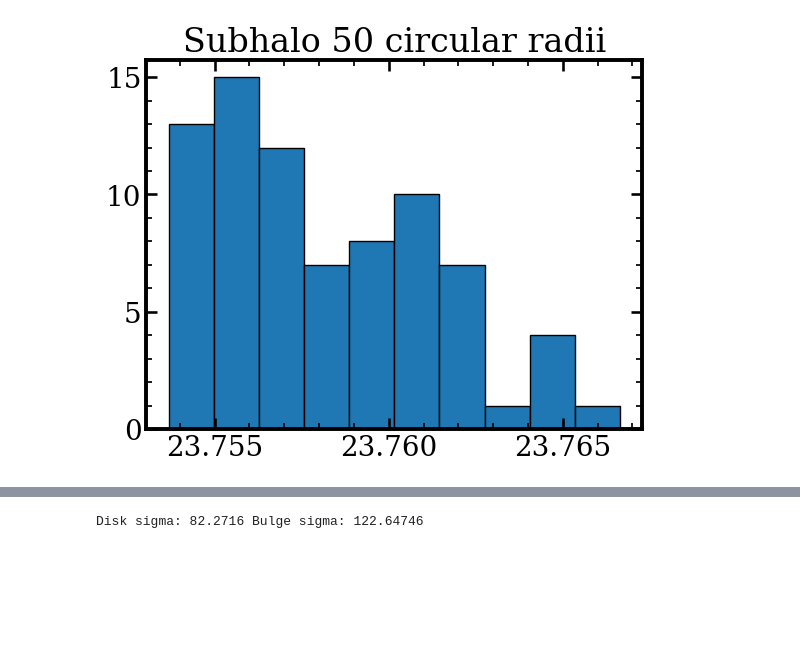
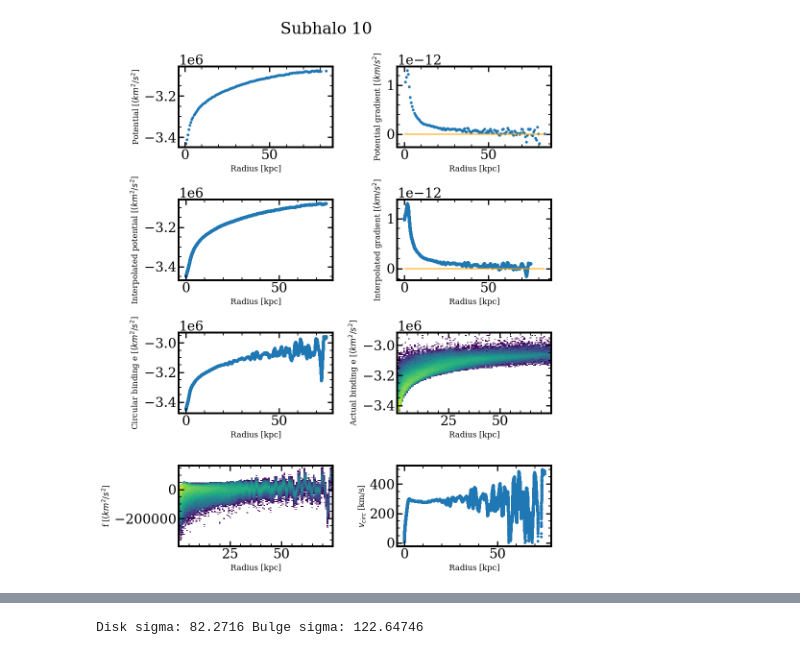
Before and after one commit to khojonat/Brahma_Analysis, a Jupyter notebook: Testing.ipynb, the cells around one changed output, grey strips where cells are left out. Saved outputs shown, nothing was run; the diff lists cells and outputs as text; code cells hidden in the pictures; blank space fills up the shorter version.

```diff
--- a/Testing.ipynb
+++ b/Testing.ipynb
@@ -75,6 +65,57 @@ plt.savefig('Plots/Subhalo_{}_radii'.format(subhalo_id))
-# %%
-plt.hist(np.array(rcs)/kpc2km,edgecolor='black')
-plt.title('Subhalo {} circular radii'.format(subhalo_id))
-plt.savefig('Plots/Subhalo_{}_rcirc'.format(subhalo_id))
-# %% [output]
-[figure, removed]
+# %%
+fig,axs = plt.subplots(4,2,figsize=(10,12))
+
+rstars = np.sqrt(Coordinates[:,0]**2 + Coordinates[:,1]**2)
+mask = rstars < 75*kpc2km
+masked_rstars = rstars[mask]
+masked_Potentials = Potentials[mask]
+masked_Velocities = Velocities[mask]
+interp_g = np.array([gradient_interp(i) for i in masked_rstars])
+interp_p = np.array([potental_interp(i) for i in masked_rstars])
+vcirc = np.sqrt(masked_rstars * interp_g)
+
+f1 = np.array([interp_p + 0.5*masked_rstars*interp_g])
+f2 = masked_Potentials + 0.5*np.linalg.norm(masked_Velocities,axis=1)**2
+f = f1 - f2
+
+axs[0,0].scatter(pos,potential_binned,s = 10)
+axs[0,0].set_xlabel("Radius [kpc]",size=12)
+axs[0,0].set_ylabel("Potential [$(km^2/s^{2}$]",size=12)
+
+axs[0,1].scatter(pos,grad,s = 10)
+axs[0,1].hlines(0,0,np.max(pos),color='orange')
+axs[0,1].set_xlabel("Radius [kpc]",size=12)
+axs[0,1].set_ylabel("Potential gradient [$(km/s^{2}$]",size=12)
+
+axs[1,0].scatter(masked_rstars/kpc2km,interp_p,s = 10)
+axs[1,0].set_xlabel("Radius [kpc]",size=12)
+axs[1,0].set_ylabel("Interpolated potential [$(km^2/s^{2}$]",size=12)
+
+axs[1,1].scatter(masked_rstars/kpc2km,interp_g,s = 10)
+axs[1,1].hlines(0,0,np.max(pos),color='orange')
+axs[1,1].set_xlabel("Radius [kpc]",size=12)
+axs[1,1].set_ylabel("Interpolated gradient [$(km/s^{2}$]",size=12)
+
+axs[2,0].scatter(masked_rstars/kpc2km,f1,s = 10)
+axs[2,0].set_xlabel("Radius [kpc]",size=12)
+axs[2,0].set_ylabel("Circular binding e [$(km^2/s^{2}$]",size=12)
+# axs[2,0].set_ylim(-1.8e6,-1.4e6)
+
+counts1, xedges1, yedges1, im1 = axs[2,1].hist2d(masked_rstars/kpc2km,f2,norm='log',bins=100)
+axs[2,1].set_xlabel("Radius [kpc]",size=12)
+axs[2,1].set_ylabel("Actual binding e [$(km^2/s^{2}$]",size=12)
+# axs[2,1].set_ylim(-1.8e6,-1.4e6)
+
+counts1, xedges1, yedges1, im1 = axs[3,0].hist2d(masked_rstars/kpc2km,f[0],norm='log',bins=100)
+axs[3,0].set_xlabel("Radius [kpc]",size=12)
+axs[3,0].set_ylabel("f [$(km^2/s^{2}$]",size=12)
+
+axs[3,1].scatter(masked_rstars/kpc2km,vcirc,s = 10)
+axs[3,1].set_xlabel("Radius [kpc]",size=12)
+axs[3,1].set_ylabel("$v_{circ}$ [km/s]",size=12)
+
+fig.suptitle("Subhalo {}".format(subhalo_id))
+plt.tight_layout()
+plt.savefig('Plots/Subhalo_{}_diagnostics'.format(subhalo_id))
+# %% [output]
+[figure, added]
```
Also changed, not shown: parts of 21 cells of this notebook.
